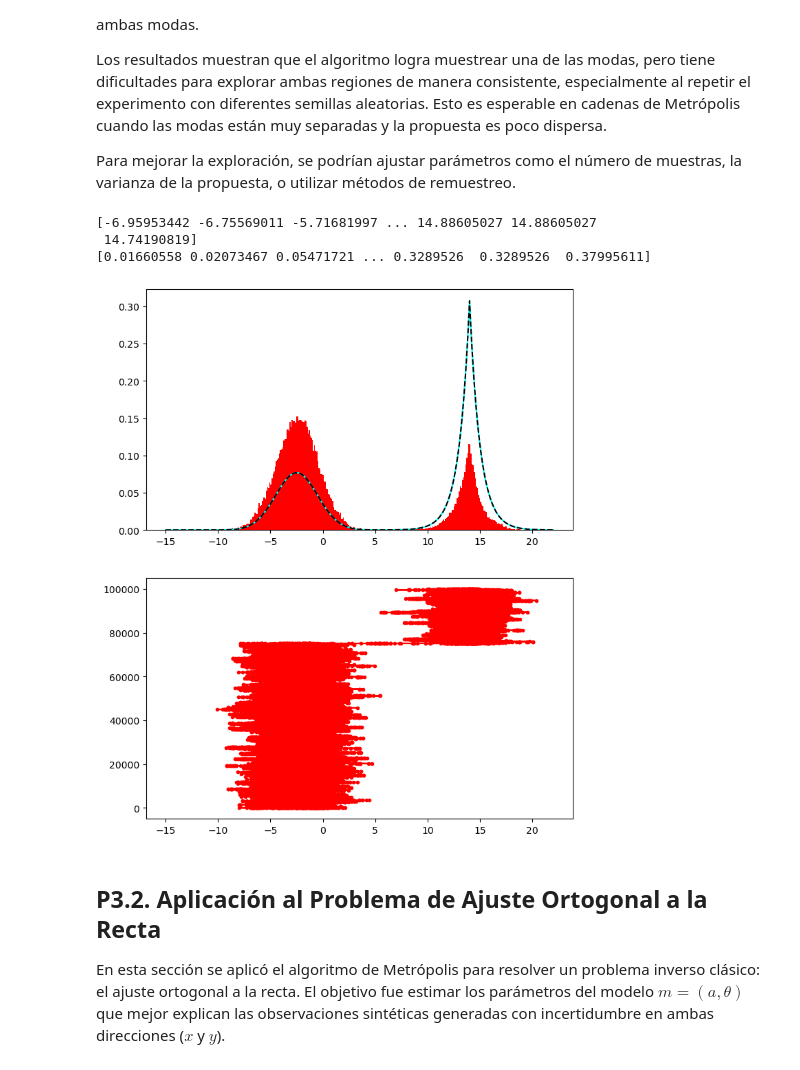
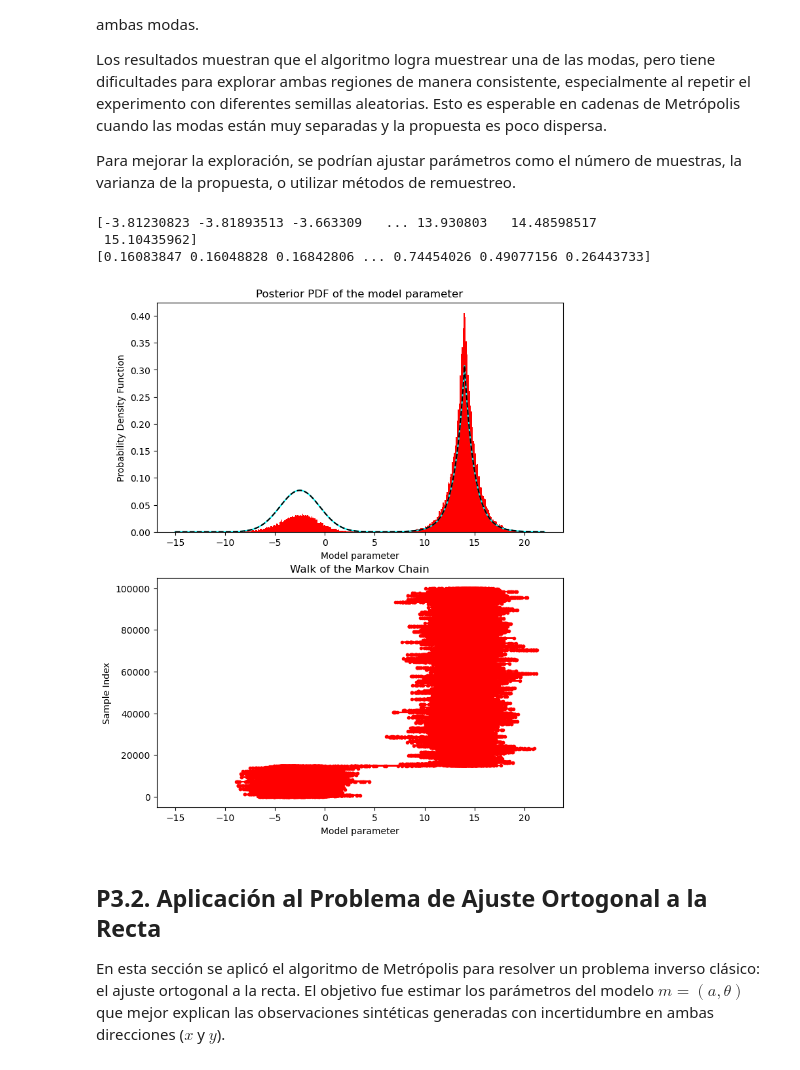
Before and after one commit to alexvillarroel/Metodos-inversos-avanzados, a Jupyter notebook: GF7013/bin/Tarea2/Informe_Tarea2_copy.ipynb, the cells around one changed output. Drawn from its saved outputs; the diff is of its cells as text; code cells hidden in the pictures.

```diff
--- a/GF7013/bin/Tarea2/Informe_Tarea2_copy.ipynb
+++ b/GF7013/bin/Tarea2/Informe_Tarea2_copy.ipynb
@@ -542,38 +542,43 @@ use_log_likelihood = False
 # YOU CAN TRY DIFFERENT VALUES OF BETA and see what happens!
 beta = 1
 #############
 results = metropolis(m0= m0,
                         likelihood_fun = f,
                         pdf_prior = fprior,
                         proposal = proposal_pdf,
                         num_samples = NumSamples,
                         num_burnin = NumBurnIn,
                         use_log_likelihood = use_log_likelihood,
                         save_samples = True,
                         beta = beta)
 
 print(results['samples'].m_set.flatten())
 print(results['samples'].f)
 
 f_values_beta = np.array([f.likelihood(aux)**beta for aux in x_eval])
 dx = x_eval[1] - x_eval[0]
 f_area_beta = np.sum(f_values_beta)*dx # rectangle integration
 fig = plt.figure(1)
 fig.set_size_inches((8,10))
 ax1 = fig.add_subplot(211)
 ax1.plot(x_eval, f_values/f_area, label = 'Bimodal PDF', color = 'cyan')
 ax1.plot(x_eval, f_values_beta/f_area_beta, '--k', label = 'Bimodal PDF')
 ax1.hist(results['samples'].m_set.flatten(), density = True, bins = 300,
         color = 'red')
+ax1.set_title('Posterior PDF of the model parameter')
+ax1.set_xlabel('Model parameter')
+ax1.set_ylabel('Probability Density Function')
 ax2 = fig.add_subplot(212, sharex=ax1)
 ax2.plot(results['samples'].m_set.flatten(), range(NumSamples), '.-r')
-
+ax2.set_xlabel('Model parameter')
+ax2.set_ylabel('Sample Index')
+ax2.set_title('Walk of the Markov Chain')
 plt.show()
 # %% [output]
-[-6.95953442 -6.75569011 -5.71681997 ... 14.88605027 14.88605027
- 14.74190819]
-[0.01660558 0.02073467 0.05471721 ... 0.3289526  0.3289526  0.37995611]
+[-3.81230823 -3.81893513 -3.663309   ... 13.930803   14.48598517
+ 15.10435962]
+[0.16083847 0.16048828 0.16842806 ... 0.74454026 0.49077156 0.26443733]
-[figure, old version]
+[figure, new version]
 # %% [markdown]
 ## P3.2. Aplicación al Problema de Ajuste Ortogonal a la Recta
 En esta sección se aplicó el algoritmo de Metrópolis para resolver un problema inverso clásico: el ajuste ortogonal a la recta. El objetivo fue estimar los parámetros del modelo $m = (a, \theta)$ que mejor explican las observaciones sintéticas generadas con incertidumbre en ambas direcciones ($x$ y $y$).
```
Also changed, not shown: parts of 2 cells of this notebook, 6 other files.
